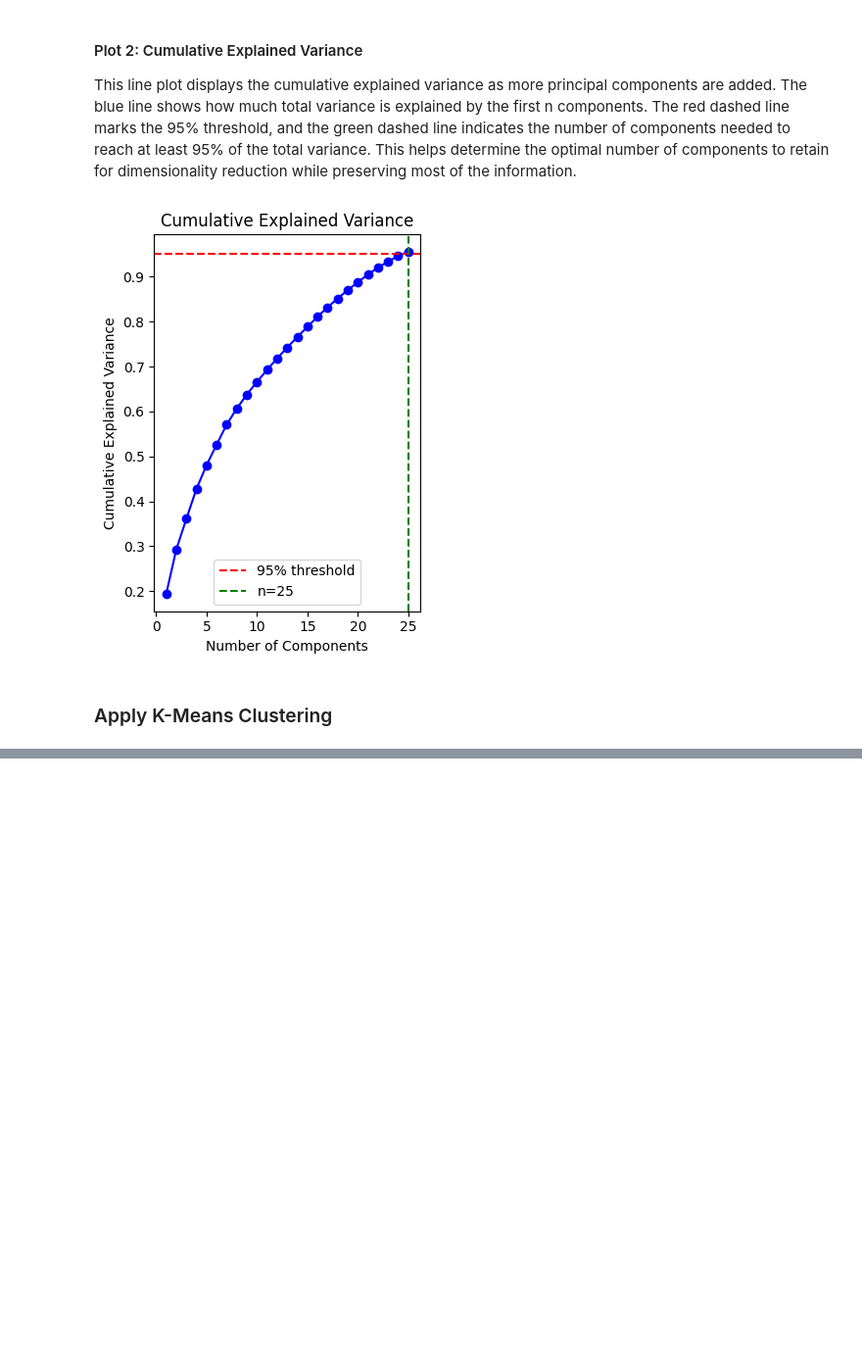
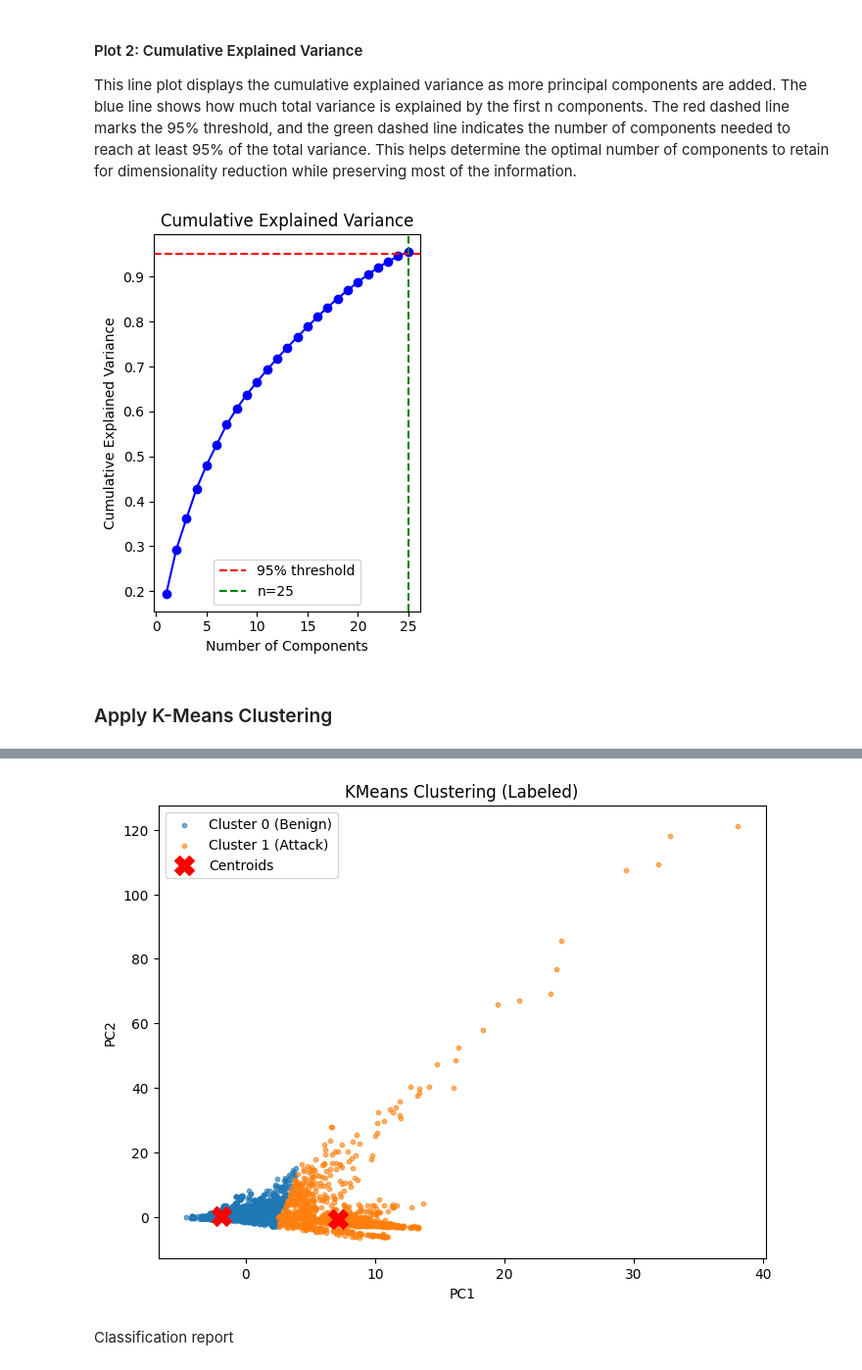
Before and after one commit to networkenthusiast/AI-Network-Intrusion-Detection, a Jupyter notebook: IDS.ipynb, the cells around one changed output, grey strips where cells are left out. Shown at 98% size. Cells and saved outputs as stored; diff of their text form; code cells hidden in the pictures; blank space fills up the shorter version.

Commit message:
Super_Unsuper_03_04

```diff
--- a/IDS.ipynb
+++ b/IDS.ipynb
@@ -1376,0 +1429,10 @@ Name: proportion, dtype: float64
+# %%
+df_clusters = pd.DataFrame({
+    "cluster": cluster_train,
+    "true_label": y_train_unsup.values
+})
+
+cluster_mapping = df_clusters.groupby("cluster")["true_label"].mean()
+
+print("\nCluster Mapping (Mean Label):")
+print(cluster_mapping)
@@ -1376,0 +1447,7 @@ Name: proportion, dtype: float64
+# %%
+cluster_to_label = {
+    cluster: int(val > 0.5)
+    for cluster, val in cluster_mapping.items()
+}
+
+print("\nCluster → Label Mapping:", cluster_to_label)
@@ -1376,0 +1474,37 @@ Name: proportion, dtype: float64
+# %%
+cluster_names = {
+    cluster: "Attack" if label == 1 else "Benign"
+    for cluster, label in cluster_to_label.items()
+}
+plt.figure(figsize=(8,6))
+
+for cluster in np.unique(cluster_train):
+    idx = cluster_train == cluster
+
+    plt.scatter(
+        X_train_pca[idx, 0],
+        X_train_pca[idx, 1],
+        s=10,
+        alpha=0.6,
+        label=f"Cluster {cluster} ({cluster_names[cluster]})"
+    )
+
+# Plot centroids
+plt.scatter(
+    kmeans.cluster_centers_[:, 0],
+    kmeans.cluster_centers_[:, 1],
+    c='red',
+    s=200,
+    marker='X',
+    label='Centroids'
+)
+
+plt.title("KMeans Clustering (Labeled)")
+plt.xlabel("PC1")
+plt.ylabel("PC2")
+plt.legend()
+plt.show()
+# %% [output]
+[figure, added]
+# %% [markdown]
+Classification report
```
Also changed, not shown: parts of 24 cells of this notebook.
